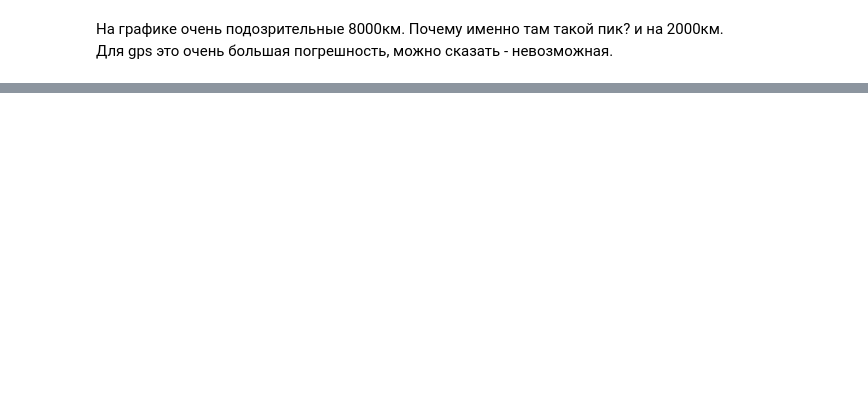
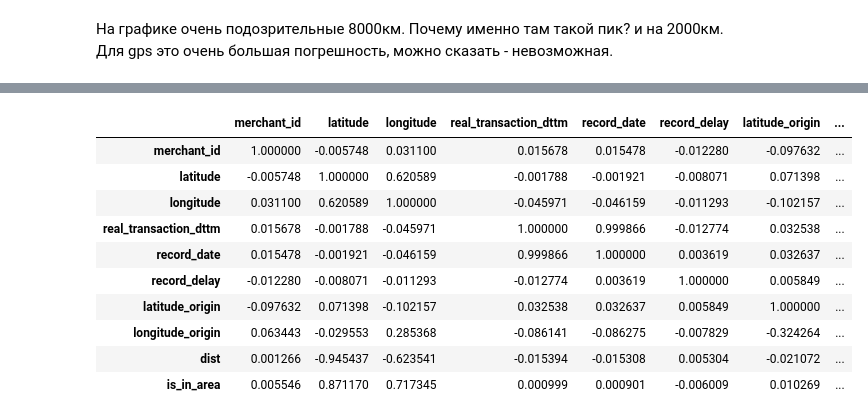
Before and after one commit to senior-sigan/Tinkoff-Data-Science-Challenge, a Jupyter notebook: task2/investigate_data.ipynb, the cells around one changed output, grey strips where cells are left out. Saved outputs shown, nothing was run; the diff lists cells and outputs as text; code cells hidden in the pictures; blank space fills up the shorter version.

```diff
--- a/task2/investigate_data.ipynb
+++ b/task2/investigate_data.ipynb
@@ -257,0 +309,14 @@ Name: dist, dtype: float64
+# %%
+train.corr()
+# %% [output]
+|  | merchant_id | latitude | longitude | real_transaction_dttm | record_date | record_delay | latitude_origin | ... |
+| merchant_id | 1.000000 | -0.005748 | 0.031100 | 0.015678 | 0.015478 | -0.012280 | -0.097632 | ... |
+| latitude | -0.005748 | 1.000000 | 0.620589 | -0.001788 | -0.001921 | -0.008071 | 0.071398 | ... |
+| longitude | 0.031100 | 0.620589 | 1.000000 | -0.045971 | -0.046159 | -0.011293 | -0.102157 | ... |
+| real_transaction_dttm | 0.015678 | -0.001788 | -0.045971 | 1.000000 | 0.999866 | -0.012774 | 0.032538 | ... |
+| record_date | 0.015478 | -0.001921 | -0.046159 | 0.999866 | 1.000000 | 0.003619 | 0.032637 | ... |
+| record_delay | -0.012280 | -0.008071 | -0.011293 | -0.012774 | 0.003619 | 1.000000 | 0.005849 | ... |
+| latitude_origin | -0.097632 | 0.071398 | -0.102157 | 0.032538 | 0.032637 | 0.005849 | 1.000000 | ... |
+| longitude_origin | 0.063443 | -0.029553 | 0.285368 | -0.086141 | -0.086275 | -0.007829 | -0.324264 | ... |
+| dist | 0.001266 | -0.945437 | -0.623541 | -0.015394 | -0.015308 | 0.005304 | -0.021072 | ... |
+| is_in_area | 0.005546 | 0.871170 | 0.717345 | 0.000999 | 0.000901 | -0.006009 | 0.010269 | ... |
```
Also changed, not shown: parts of 9 cells of this notebook, 2 other files.
